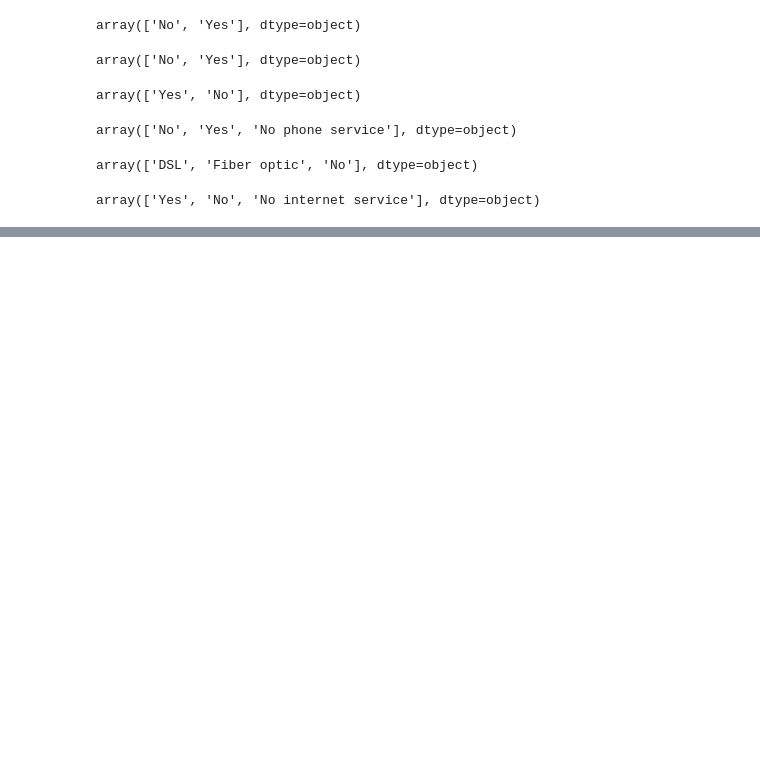
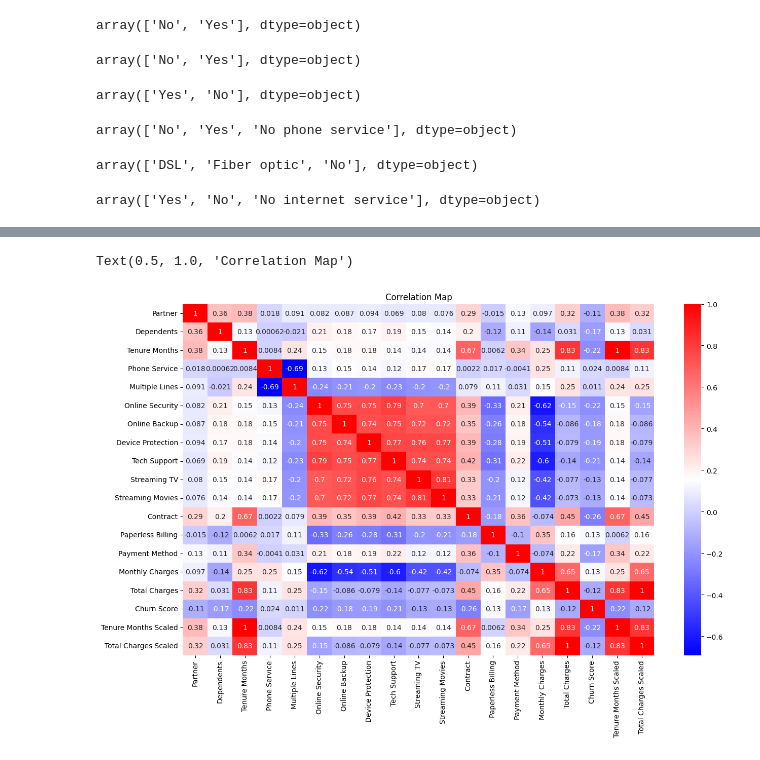
Before and after one commit to Mann2760/AIML-task-PS1, a Jupyter notebook: Churn_ML_model.ipynb, the cells around one changed output, grey strips where cells are left out. Saved outputs shown, nothing was run; the diff lists cells and outputs as text; code cells hidden in the pictures; blank space fills up the shorter version.

```diff
--- a/Churn_ML_model.ipynb
+++ b/Churn_ML_model.ipynb
@@ -189,0 +244,3 @@ df["Online Security"] = df["Online Security"].replace("No internet service", 2)
+# %%
+df['Paperless Billing'] = df['Paperless Billing'].replace('Yes', 1)
+df['Paperless Billing'] = df['Paperless Billing'].replace('No', 0)
@@ -189,0 +252,10 @@ df["Online Security"] = df["Online Security"].replace("No internet service", 2)
+# %%
+df["Payment Method"] = df["Payment Method"].replace("Electronic check", 1)
+df["Payment Method"] = df["Payment Method"].replace("Mailed check", 2)
+df["Payment Method"] = df["Payment Method"].replace("Bank transfer (automatic)", 3)
+df["Payment Method"] = df["Payment Method"].replace("Credit card (automatic)", 4)
+# %%
+from sklearn.preprocessing import MinMaxScaler
+scalar = MinMaxScaler()
+df['Tenure Months Scaled'] = scalar.fit_transform(df[['Tenure Months']])
+df['Tenure Months Scaled']
@@ -189,0 +277,7 @@ df["Online Security"] = df["Online Security"].replace("No internet service", 2)
+# %%
+df['Total Charges'] = pd.to_numeric(df['Total Charges'], errors='coerce')
+df['Total Charges'] = df['Total Charges'].fillna(0)
+from sklearn.preprocessing import MinMaxScaler
+scalar = MinMaxScaler()
+df['Total Charges Scaled'] = scalar.fit_transform(df[['Total Charges']])
+df['Total Charges Scaled']
@@ -189,0 +299,7 @@ df["Online Security"] = df["Online Security"].replace("No internet service", 2)
+# %%
+plt.figure(figsize=(15,9))
+sns.heatmap(df.corr(numeric_only=True), annot=True, cmap="bwr")
+plt.title("Correlation Map")
+# %% [output]
+Text(0.5, 1.0, 'Correlation Map')
+[figure, added]
```
Also changed, not shown: parts of 28 cells of this notebook.
